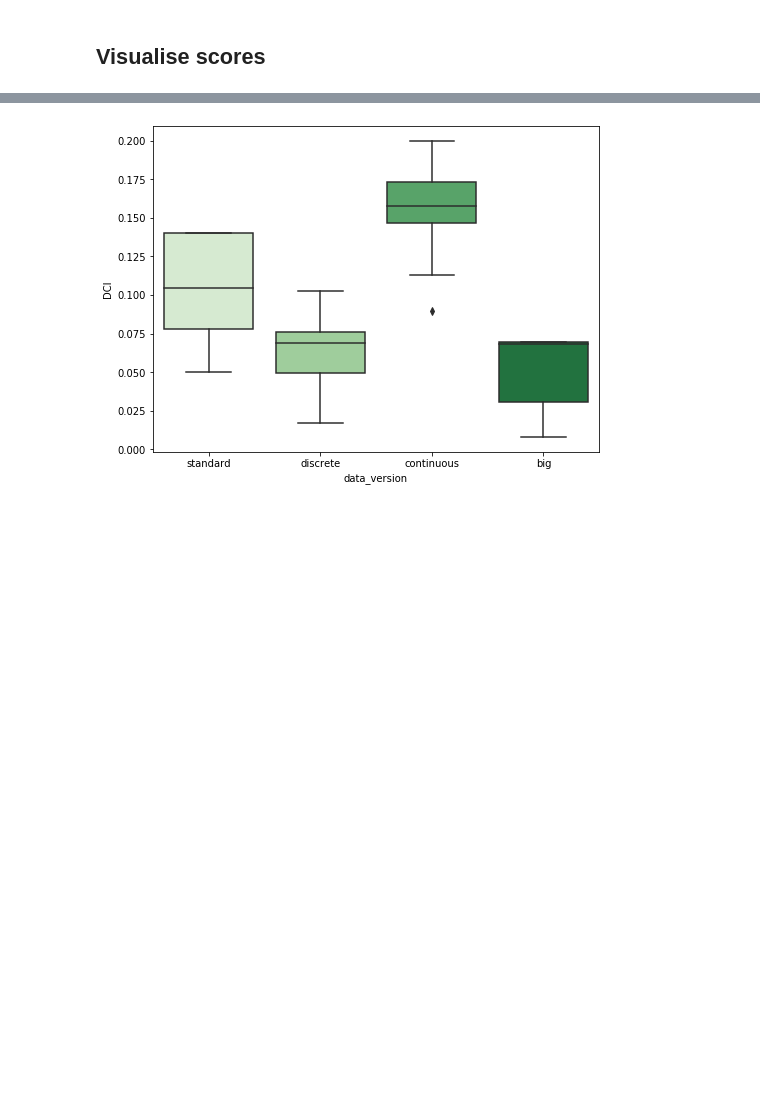
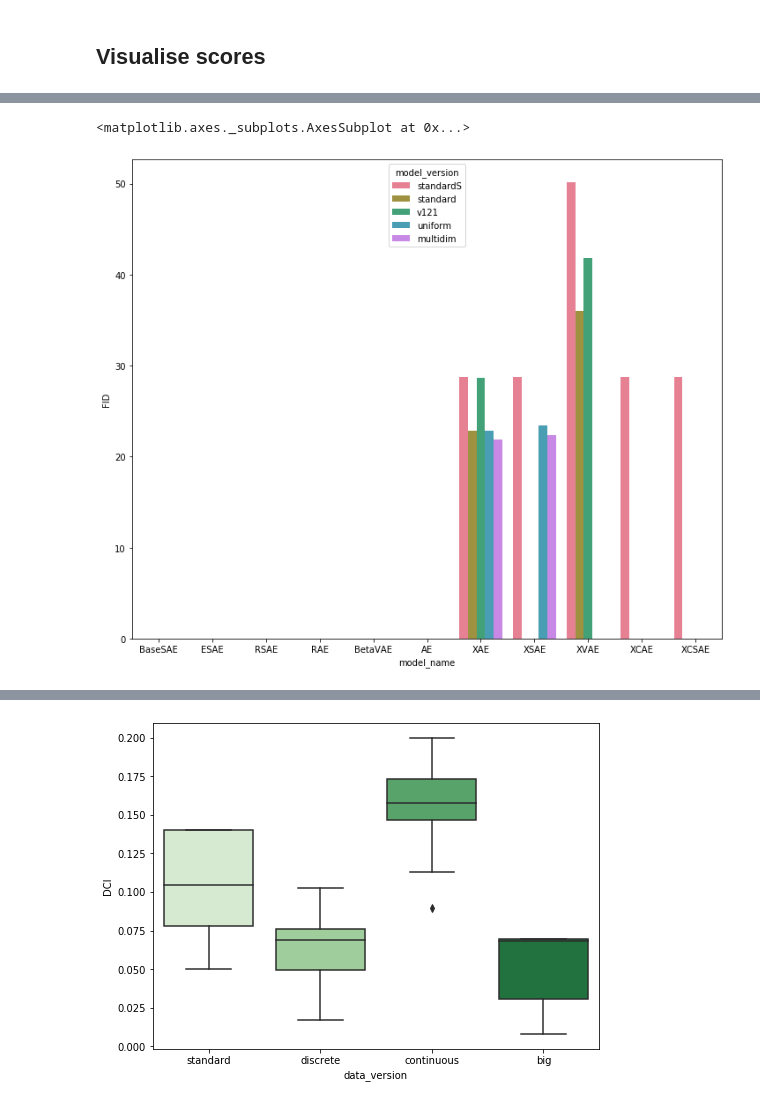
Before and after one commit to GiuliaLanzillotta/CausalAE, a Jupyter notebook: visualisations/Scoring.ipynb, the cells around one changed output, grey strips where cells are left out. Saved outputs shown, nothing was run; the diff lists cells and outputs as text; code cells hidden in the pictures; blank space fills up the shorter version.

```diff
--- a/visualisations/Scoring.ipynb
+++ b/visualisations/Scoring.ipynb
@@ -199,3 +250,10 @@ scores_df
+# %%
+# histogram of all the scores
+fig = plt.figure(figsize=(12,10))
+sns.barplot(data=full_df, x="model_name", y='FID', hue="model_version", palette="husl")
+# %% [output]
+<matplotlib.axes._subplots.AxesSubplot at 0x...>
+[figure, added]
 # %%
 #TODO: adjust plotting for visual datasets
 # %%
```
Also changed, not shown: parts of 14 cells of this notebook, 8 other files.
